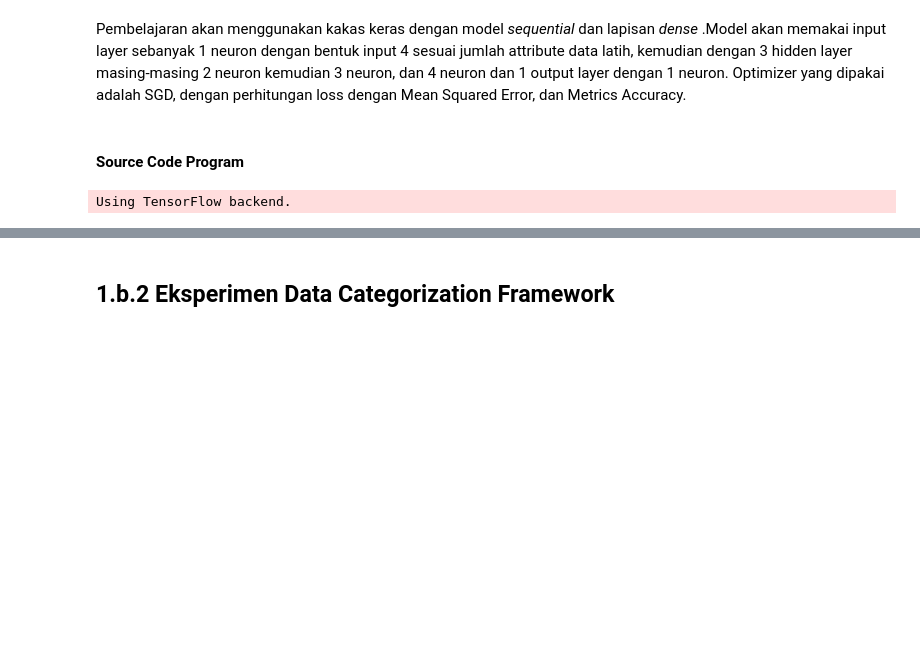
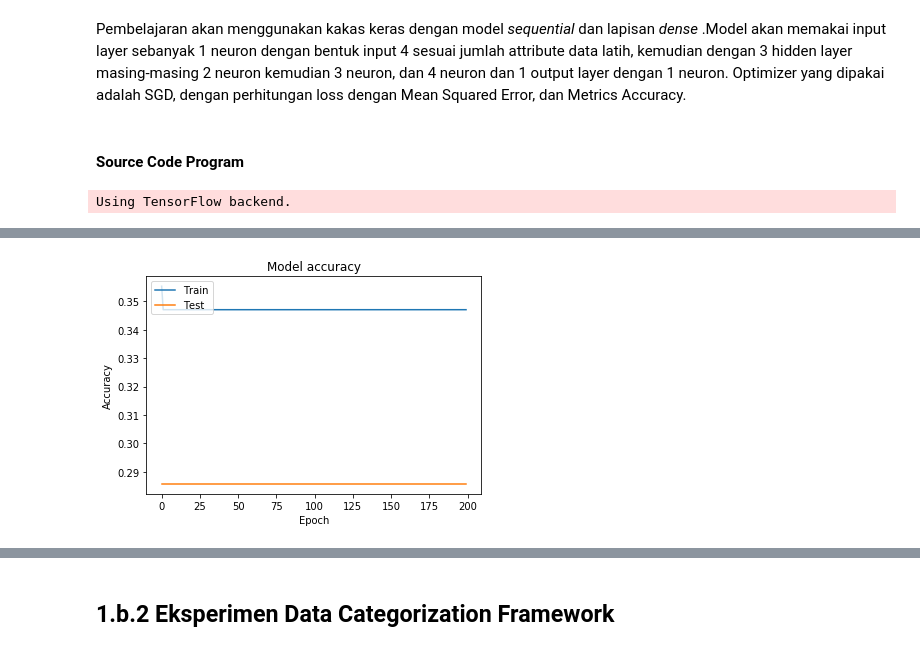
Before and after one commit to rizkiduwinanto/TubesML2, a Jupyter notebook: TubesML2.ipynb, the cells around one changed output, grey strips where cells are left out. Saved outputs shown, nothing was run; the diff lists cells and outputs as text; code cells hidden in the pictures; blank space fills up the shorter version.

```diff
--- a/TubesML2.ipynb
+++ b/TubesML2.ipynb
@@ -13,0 +15,3 @@ import matplotlib.pyplot as plt
+# %%
+iris = datasets.load_iris()
+X_train, X_test, y_train, y_test = train_test_split(iris.data, iris.target, test_size=0.1)
@@ -171,9 +185,9 @@ from keras.layers import Dense, Activation
 Using TensorFlow backend.
 # %%
 network = Sequential()
-network.add(Dense(4, activation='sigmoid', input_shape=(4,)))
-network.add(Dense(5, activation='sigmoid'))
-network.add(Dense(5, activation='sigmoid'))
+network.add(Dense(1, activation='sigmoid', input_shape=(4,)))
+network.add(Dense(2, activation='sigmoid'))
+network.add(Dense(3, activation='sigmoid'))
 network.add(Dense(1, activation='sigmoid'))
 # %%
 network.compile(optimizer='SGD', loss='mse', metrics=['accuracy'])
@@ -197,0 +214,2 @@ _________________________________________________________________
+# %%
+history = network.fit(X_train, y_train, epochs=200, verbose=0, batch_size=1, validation_split=0.1)
@@ -197,0 +226,10 @@ _________________________________________________________________
+# %%
+plt.plot(history.history['acc'])
+plt.plot(history.history['val_acc'])
+plt.title('Model accuracy')
+plt.ylabel('Accuracy')
+plt.xlabel('Epoch')
+plt.legend(['Train', 'Test'], loc='upper left')
+plt.show()
+# %% [output]
+[figure, added]
```
Also changed, not shown: parts of 41 cells of this notebook.
